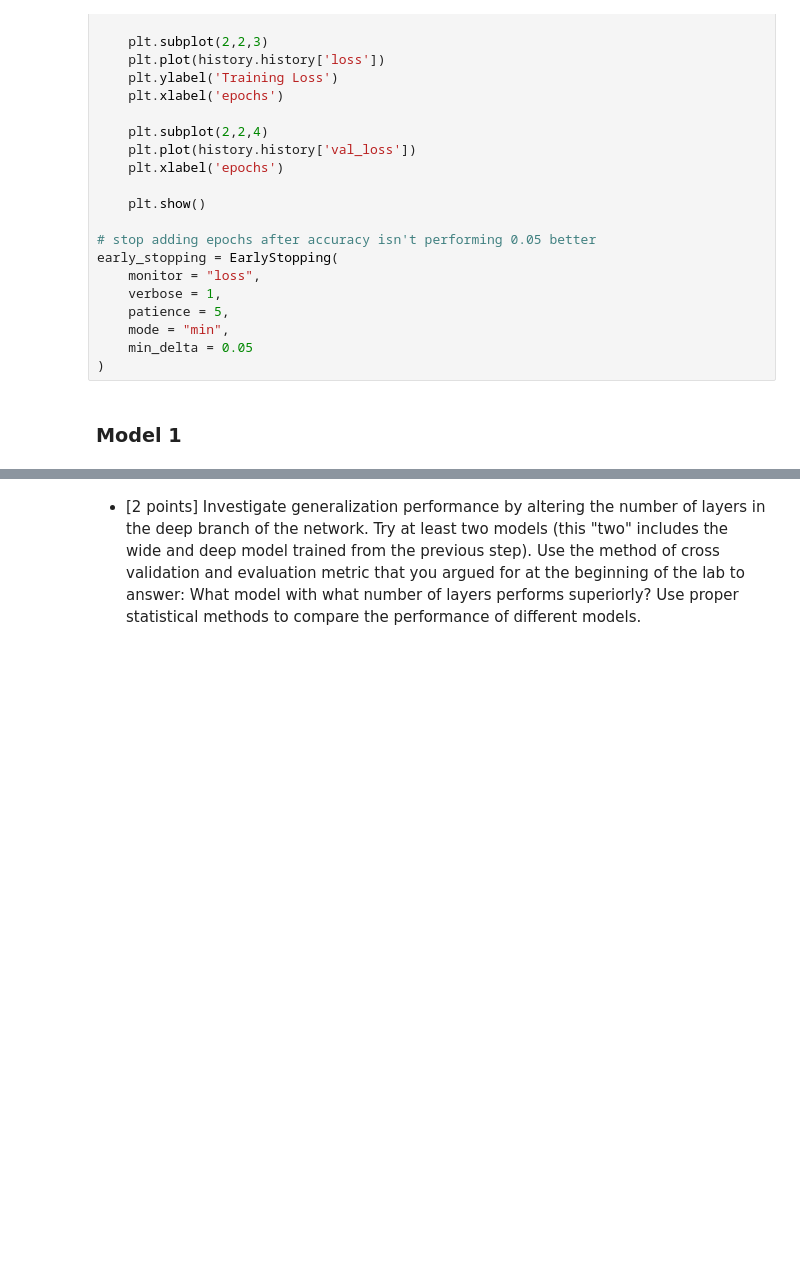
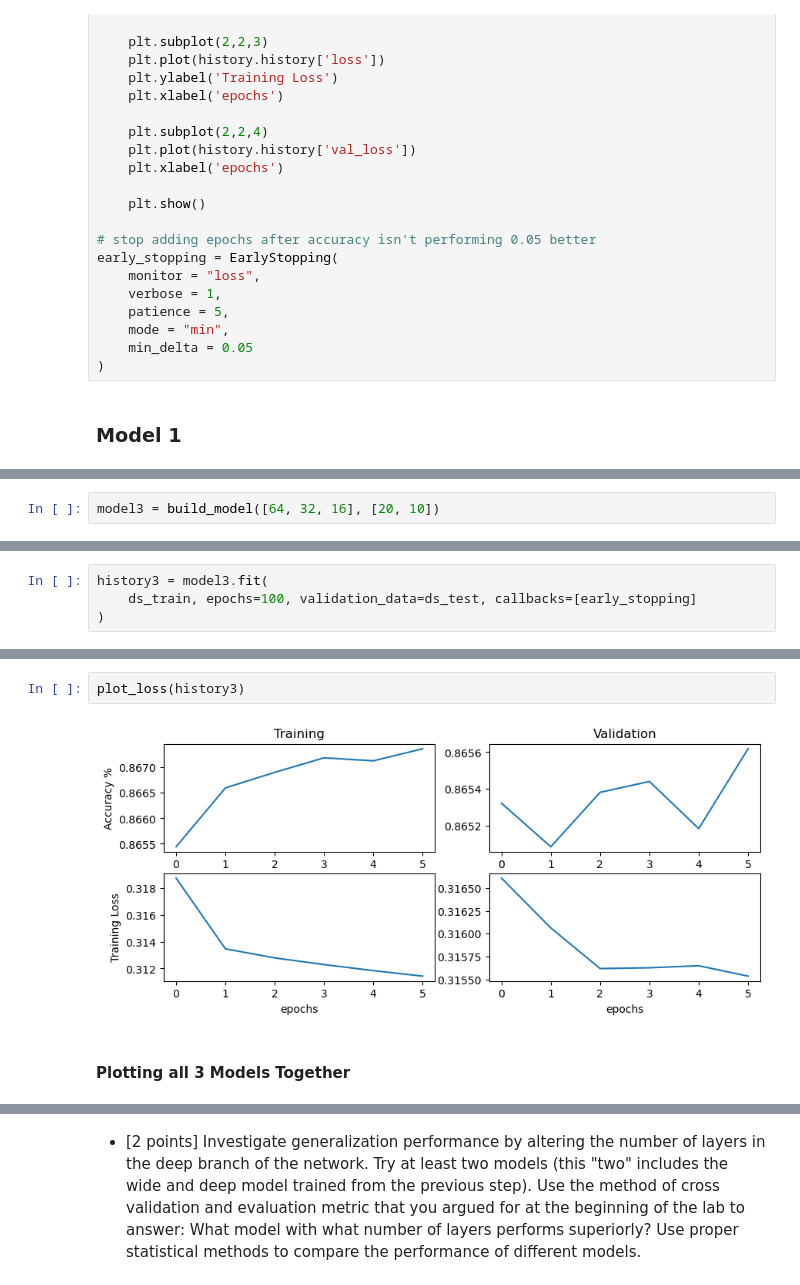
Before and after one commit to 48878679/CS5324_Lab5, a Jupyter notebook: Lab5.ipynb, the cells around one changed output, grey strips where cells are left out. Saved outputs shown, nothing was run; the diff lists cells and outputs as text; blank space fills up the shorter version.

```diff
--- a/Lab5.ipynb
+++ b/Lab5.ipynb
@@ -404,0 +386,2 @@ None
+# %%
+model3 = build_model([64, 32, 16], [20, 10])
@@ -404,0 +411,4 @@ None
+# %%
+history3 = model3.fit(
+    ds_train, epochs=100, validation_data=ds_test, callbacks=[early_stopping]
+)
@@ -404,0 +429,6 @@ None
+# %%
+plot_loss(history3)
+# %% [output]
+[figure, added]
+# %% [markdown]
+#### Plotting all 3 Models Together
```
Also changed, not shown: parts of 19 cells of this notebook.
